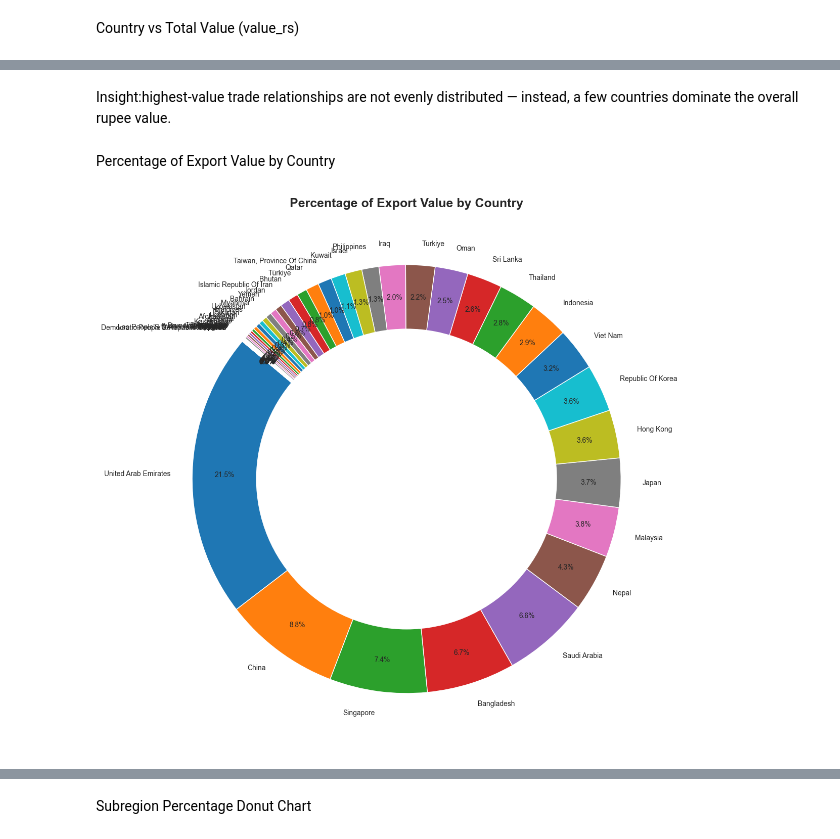
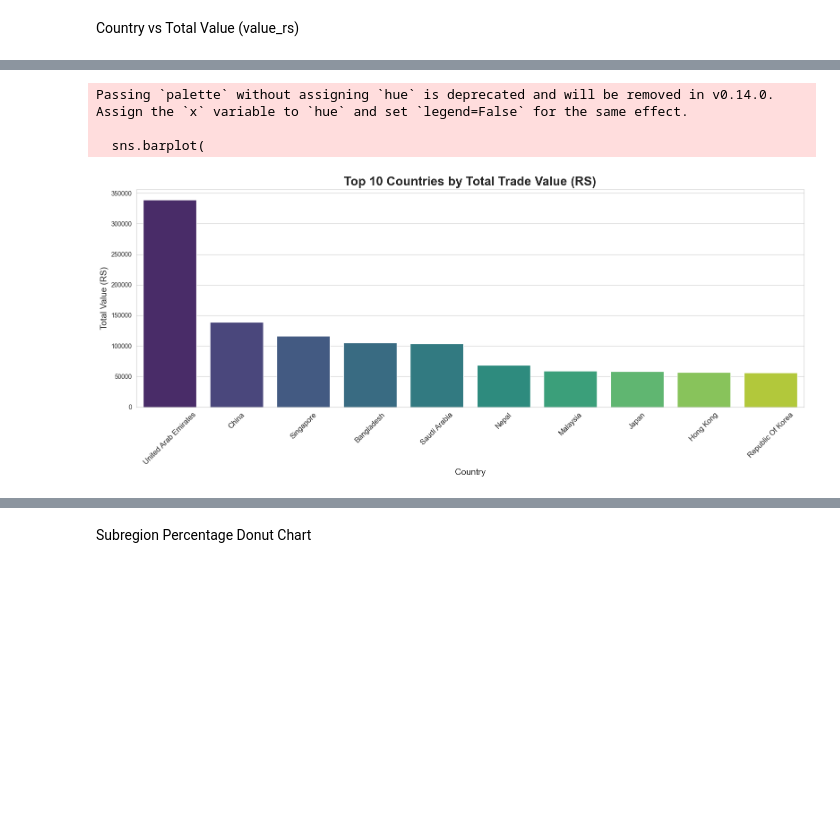
Before and after one commit to yadhupython/da-mainproject, a Jupyter notebook: exporttoasia.ipynb, the cells around one changed output, grey strips where cells are left out. Saved outputs shown, nothing was run; the diff lists cells and outputs as text; code cells hidden in the pictures; blank space fills up the shorter version.

```diff
--- a/exporttoasia.ipynb
+++ b/exporttoasia.ipynb
@@ -590,31 +541,31 @@ Passing `palette` without assigning `hue` is deprecated and will be removed in v
-# %% [markdown]
-Insight:highest‑value trade relationships are not evenly distributed — instead, a few countries dominate the overall rupee value.
-# %% [markdown]
-Percentage of Export Value by Country
-# %%
-# Calculate total export value per country
-country_value = (
-    df.groupby("country_name")["value_rs"]
-      .sum()
-      .sort_values(ascending=False)
-)
-
-plt.figure(figsize=(12,12))
-plt.pie(
-    country_value,
-    labels=country_value.index,
-    autopct="%1.1f%%",
-    startangle=140,
-    pctdistance=0.85
-)
-
-# Draw circle for donut effect (optional but looks better)
-centre_circle = plt.Circle((0,0),0.70,fc='white')
-fig = plt.gcf()
-fig.gca().add_artist(centre_circle)
-
-plt.title("Percentage of Export Value by Country", fontsize=18, weight="bold")
-plt.tight_layout()
-plt.show()
-# %% [output]
-[figure, removed]
+# %%
+# Calculate total export value per country
+country_value = (
+    df.groupby("country_name")["value_rs"]
+      .sum()
+      .sort_values(ascending=False)
+)
+
+# Keep only Top 10 countries
+top10 = country_value.head(10)
+
+plt.figure(figsize=(16,7))
+sns.set_style("whitegrid")
+
+sns.barplot(
+    x=top10.index,
+    y=top10.values,
+    palette="viridis"
+)
+
+plt.title("Top 10 Countries by Total Trade Value (RS)", fontsize=20, weight="bold")
+plt.xlabel("Country", fontsize=14)
+plt.ylabel("Total Value (RS)", fontsize=14)
+plt.xticks(rotation=45, fontsize=12)
+plt.tight_layout()
+plt.show()
+# %% [output]
+Passing `palette` without assigning `hue` is deprecated and will be removed in v0.14.0. Assign the `x` variable to `hue` and set `legend=False` for the same effect.
+
+  sns.barplot(
+[figure, added]
```
Also changed, not shown: parts of 11 cells of this notebook.
